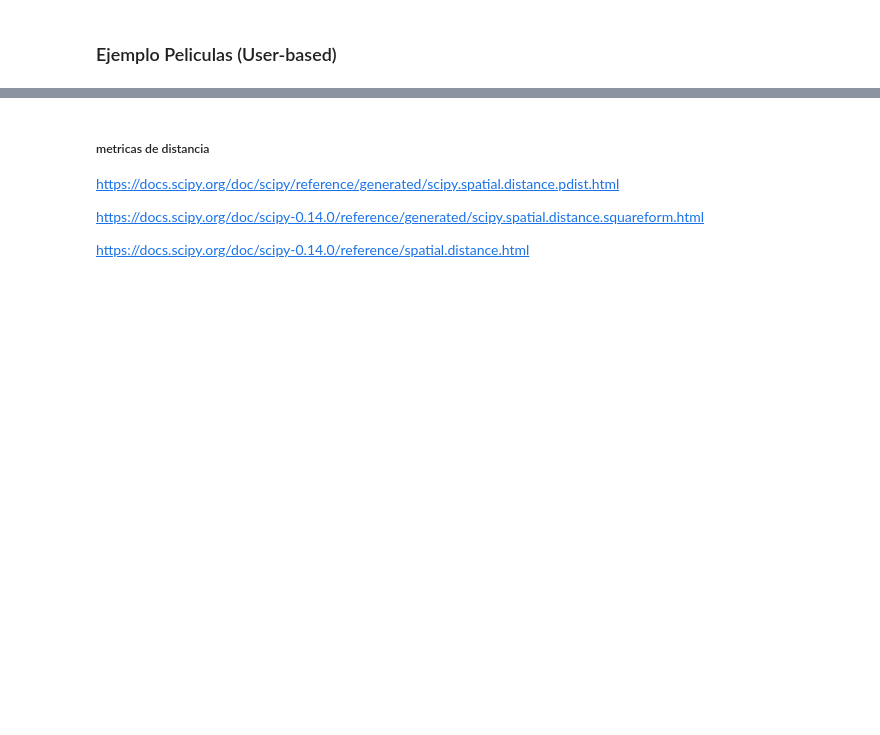
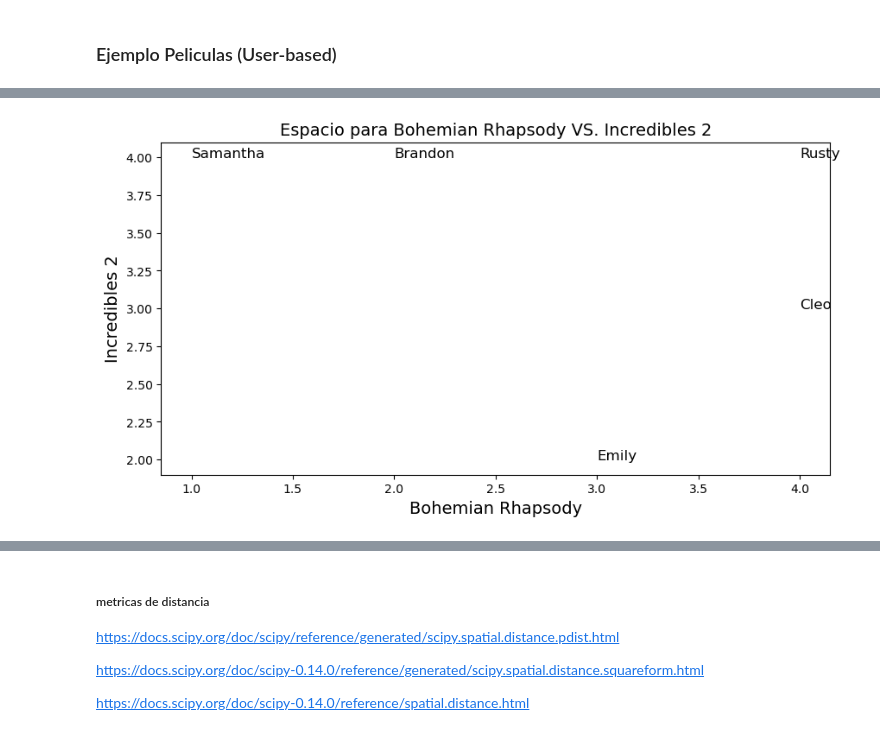
Before and after one commit to Ironhack-Data-Madrid-Abril-2023/apuntes_clase, a Jupyter notebook: semana_8/1.2 - Sistemas de recomendacion.ipynb, the cells around one changed output, grey strips where cells are left out. Saved outputs shown, nothing was run; the diff lists cells and outputs as text; code cells hidden in the pictures; blank space fills up the shorter version.

```diff
--- a/semana_8/1.2 - Sistemas de recomendacion.ipynb
+++ b/semana_8/1.2 - Sistemas de recomendacion.ipynb
@@ -22,0 +72,4 @@ Buscan la similitud entre elementos, utilizan distribuciones de calificación po
+# %%
+plot('Bohemian Rhapsody', 'Incredibles 2')
+# %% [output]
+[figure, added]
```
Also changed, not shown: parts of 20 cells of this notebook.
